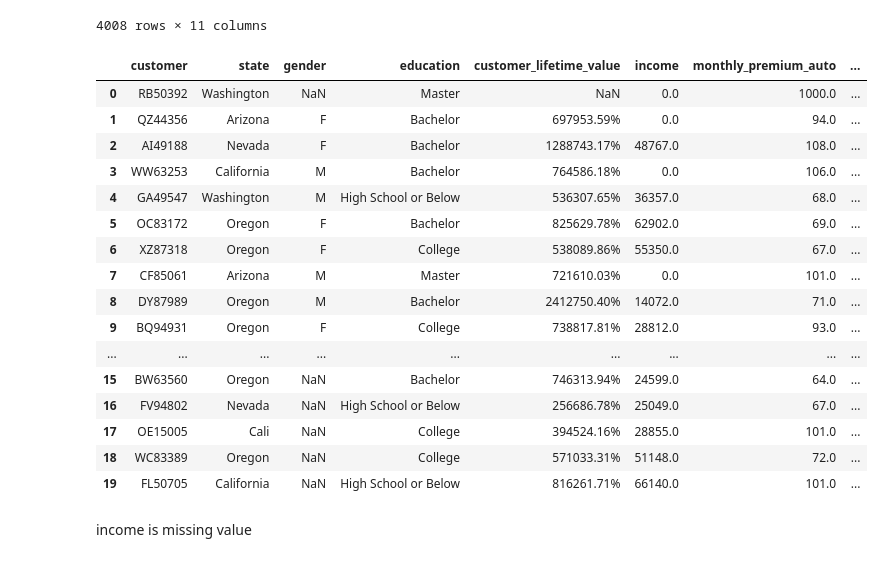
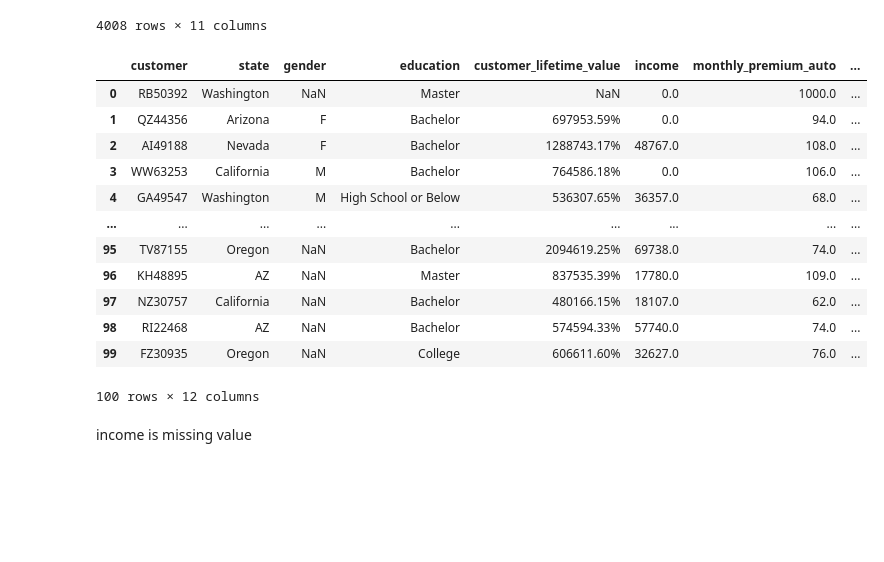
Before and after one commit to Aykut-Avci/IH_RH_DA_FT_AUG_2022, a Jupyter notebook: Class_Materials/Case_Studies/Health_Care_For_All_Case_Study/Day6_.ipynb, the cells around one changed output. Drawn from its saved outputs; the diff is of its cells as text; code cells hidden in the pictures; blank space fills up the shorter version.

```diff
--- a/Class_Materials/Case_Studies/Health_Care_For_All_Case_Study/Day6_.ipynb
+++ b/Class_Materials/Case_Studies/Health_Care_For_All_Case_Study/Day6_.ipynb
@@ -87,29 +87,25 @@ file1
 # %%
 def load_data():
 
     return pd.concat([file1,file2,file3],axis=0)
 
 ca_df = load_data()
 
-ca_df[:20]
+ca_df[:100]
 # %% [output]
 |  | customer | state | gender | education | customer_lifetime_value | income | monthly_premium_auto | ... |
 | 0 | RB50392 | Washington | NaN | Master | NaN | 0.0 | 1000.0 | ... |
 | 1 | QZ44356 | Arizona | F | Bachelor | 697953.59% | 0.0 | 94.0 | ... |
 | 2 | AI49188 | Nevada | F | Bachelor | 1288743.17% | 48767.0 | 108.0 | ... |
 | 3 | WW63253 | California | M | Bachelor | 764586.18% | 0.0 | 106.0 | ... |
 | 4 | GA49547 | Washington | M | High School or Below | 536307.65% | 36357.0 | 68.0 | ... |
-| 5 | OC83172 | Oregon | F | Bachelor | 825629.78% | 62902.0 | 69.0 | ... |
-| 6 | XZ87318 | Oregon | F | College | 538089.86% | 55350.0 | 67.0 | ... |
-| 7 | CF85061 | Arizona | M | Master | 721610.03% | 0.0 | 101.0 | ... |
-| 8 | DY87989 | Oregon | M | Bachelor | 2412750.40% | 14072.0 | 71.0 | ... |
-| 9 | BQ94931 | Oregon | F | College | 738817.81% | 28812.0 | 93.0 | ... |
 | ... | ... | ... | ... | ... | ... | ... | ... | ... |
-| 15 | BW63560 | Oregon | NaN | Bachelor | 746313.94% | 24599.0 | 64.0 | ... |
-| 16 | FV94802 | Nevada | NaN | High School or Below | 256686.78% | 25049.0 | 67.0 | ... |
-| 17 | OE15005 | Cali | NaN | College | 394524.16% | 28855.0 | 101.0 | ... |
-| 18 | WC83389 | Oregon | NaN | College | 571033.31% | 51148.0 | 72.0 | ... |
-| 19 | FL50705 | California | NaN | High School or Below | 816261.71% | 66140.0 | 101.0 | ... |
+| 95 | TV87155 | Oregon | NaN | Bachelor | 2094619.25% | 69738.0 | 74.0 | ... |
+| 96 | KH48895 | AZ | NaN | Master | 837535.39% | 17780.0 | 109.0 | ... |
+| 97 | NZ30757 | California | NaN | Bachelor | 480166.15% | 18107.0 | 62.0 | ... |
+| 98 | RI22468 | AZ | NaN | Bachelor | 574594.33% | 57740.0 | 74.0 | ... |
+| 99 | FZ30935 | Oregon | NaN | College | 606611.60% | 32627.0 | 76.0 | ... |
+100 rows × 12 columns
 # %% [markdown]
 income is missing value
 # %% [markdown]
```
Also changed, not shown: parts of 15 cells of this notebook.
